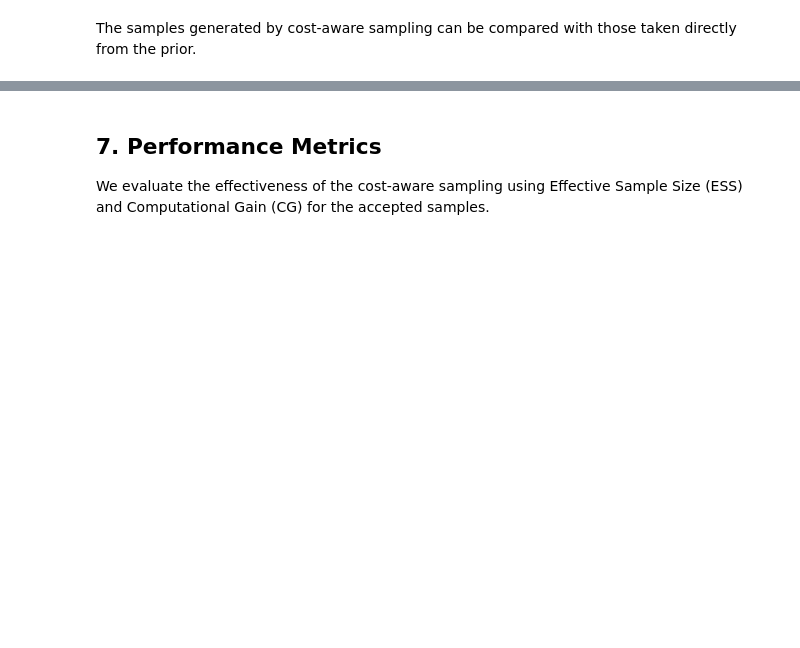
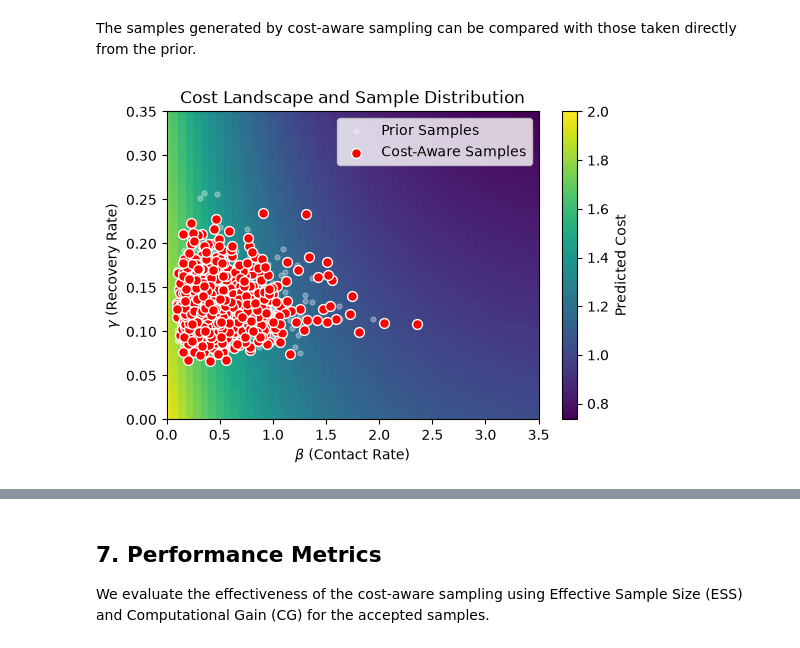
Before and after one commit to julia-sand/bayesflow, a Jupyter notebook: examples/Cost_Aware_Sampling.ipynb, the cells around one changed output, grey strips where cells are left out. Cells and saved outputs as stored; diff of their text form; code cells hidden in the pictures; blank space fills up the shorter version.

```diff
--- a/examples/Cost_Aware_Sampling.ipynb
+++ b/examples/Cost_Aware_Sampling.ipynb
@@ -69,3 +100,11 @@ cost_aware_sim = bf.simulators.CostAwareSimulator(simulator=sir_sim, cost_model=
+# %%
+
+#use any prior
+#here we use a benchmark prior example
+prior=bf.simulators.benchmark_simulators.SIR().prior
+
+#initialise the simulator
+cost_aware_sim = bf.simulators.CostAwareSimulator(prior=prior, cost_model=cost_model)
 # %% [markdown]
 ## 5. Cost-Aware Sampling
 
@@ -101,0 +140,41 @@ plot_histograms(sir_sim, accepted_theta)
+# %%
+
+# Prior samples for comparison
+prior_samples = np.array([prior() for _ in range(len(accepted_theta))])
+
+def plot_prior_samples(cost_model,prior_samples,accepted_theta):
+
+    fig = plot_cost_landscape(cost_model) #plt.figure(figsize=(6, 4))
+
+    plt.scatter(
+        prior_samples[:, 0],
+        prior_samples[:, 1],
+        color="white",
+        alpha=0.3,
+        s=50,
+        label="Prior Samples",
+        marker=".",
+    )
+
+    # Accepted samples
+    if len(accepted_theta) > 0:
+        plt.scatter(
+            accepted_theta[:, 0],
+            accepted_theta[:, 1],
+            color="red",
+            edgecolors="white",
+            s=50,
+            label="Cost-Aware Samples",
+            marker="o",
+        )
+
+    plt.xlabel(r"$\beta$ (Contact Rate)")
+    plt.ylabel(r"$\gamma$ (Recovery Rate)")
+    plt.title("Cost Landscape and Sample Distribution")
+    plt.legend()
+    return fig
+
+fig = plot_prior_samples(cost_model,prior_samples,accepted_theta)
+plt.show(fig)
+# %% [output]
+[figure, added]
```
Also changed, not shown: parts of 37 cells of this notebook, 1 other file.
